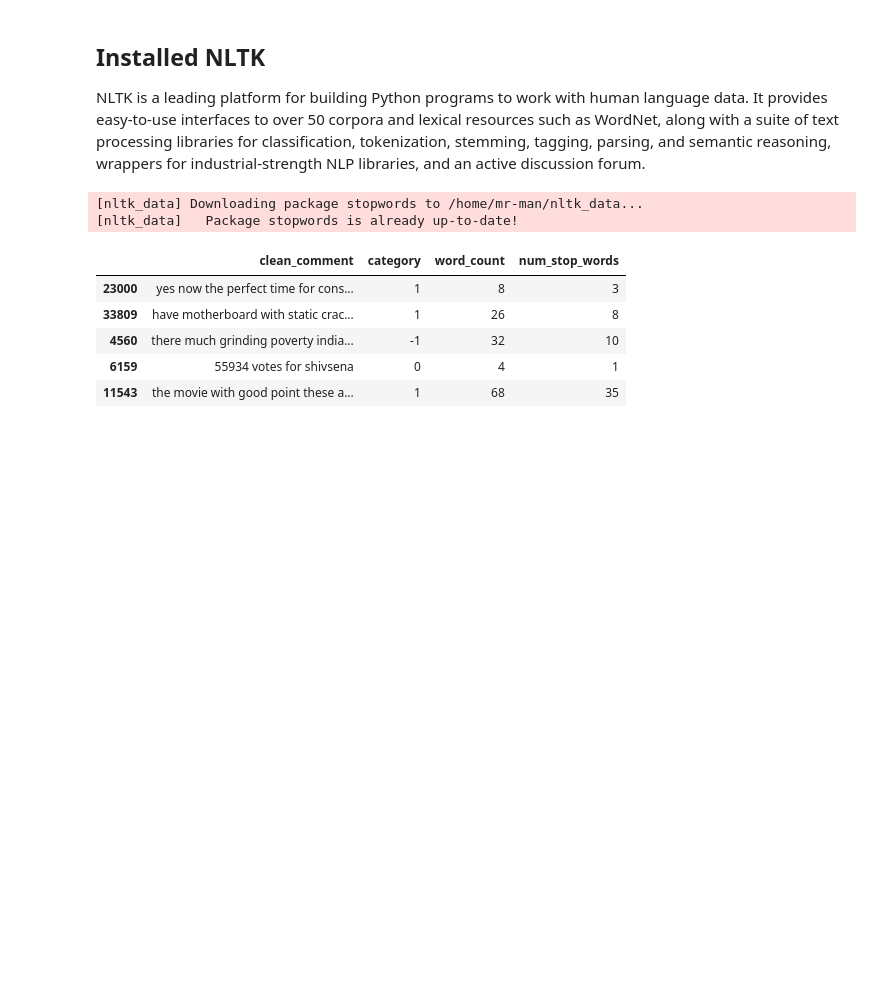
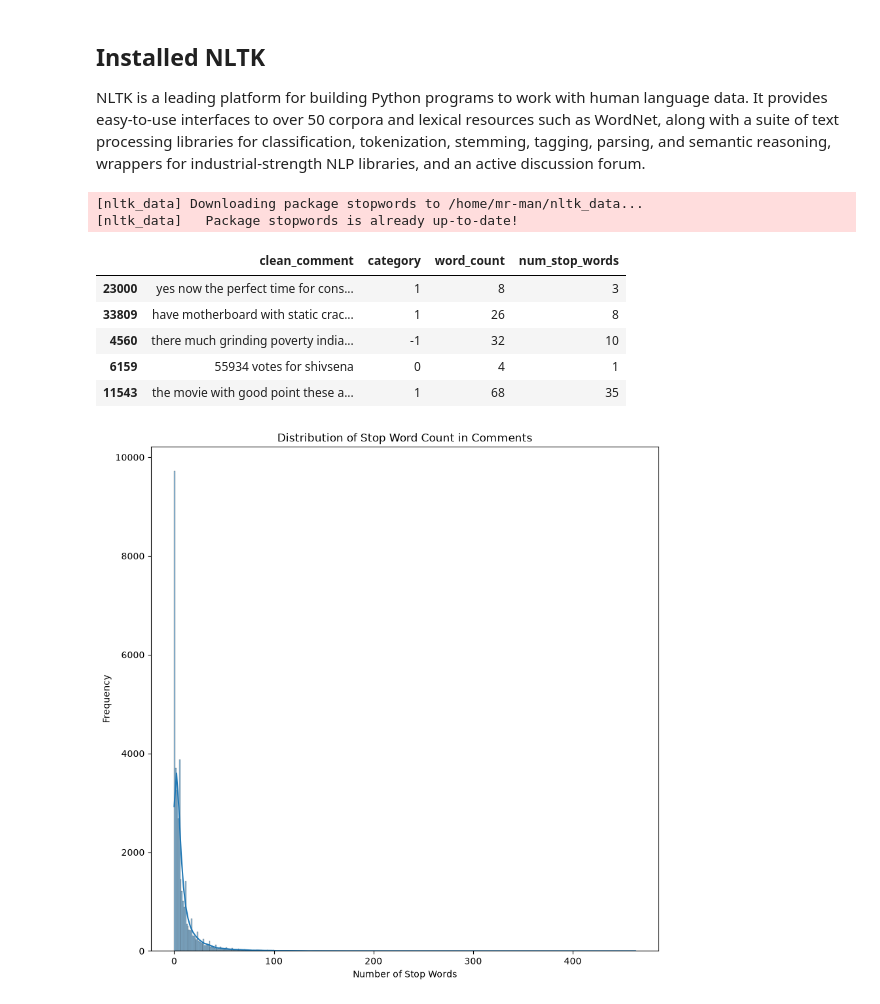
Before and after one commit to HerbertNtim/data-science-lab, a Jupyter notebook: jupyter_works/youtube-sentiment/notebooks/1_Preprocessing_&_EDA.ipynb, the cells around one changed output. Saved outputs shown, nothing was run; the diff lists cells and outputs as text; code cells hidden in the pictures; blank space fills up the shorter version.

Commit message:
plotted histogram and median graphs for num of stop words

```diff
--- a/jupyter_works/youtube-sentiment/notebooks/1_Preprocessing_&_EDA.ipynb
+++ b/jupyter_works/youtube-sentiment/notebooks/1_Preprocessing_&_EDA.ipynb
@@ -378,3 +378,20 @@ df.sample(5)
 | 4560 | there much grinding poverty india... | -1 | 32 | 10 |
 | 6159 | 55934 votes for shivsena | 0 | 4 | 1 |
 | 11543 | the movie with good point these a... | 1 | 68 | 35 |
+# %%
+# Plotting a distribution plot for the "num_stop_words" columns
+# Define the figure and its size
+plt.figure(figsize=(10, 10))
+
+# Plot a histogram graph for the "num_stop_words"
+sns.histplot(df["num_stop_words"], kde=True)
+
+# Add title and labels
+plt.title("Distribution of Stop Word Count in Comments")
+plt.xlabel("Number of Stop Words")
+plt.ylabel("Frequency")
+
+# show the graph
+plt.show()
+# %% [output]
+[figure, added]
```
Also changed, not shown: parts of 5 cells of this notebook.
